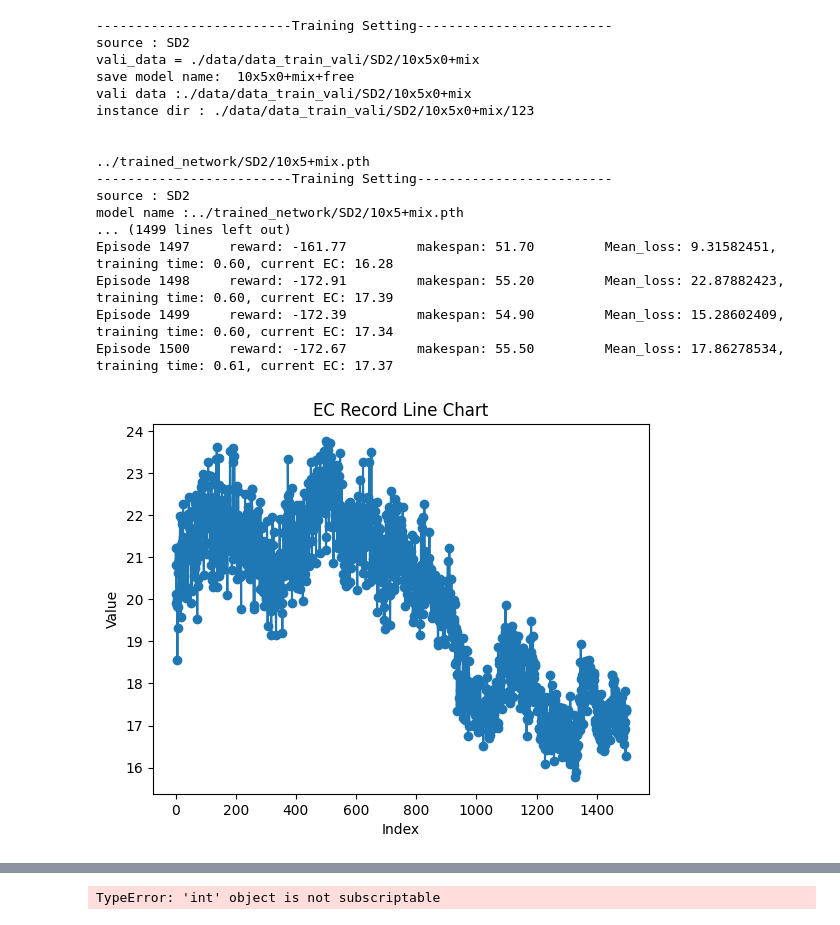
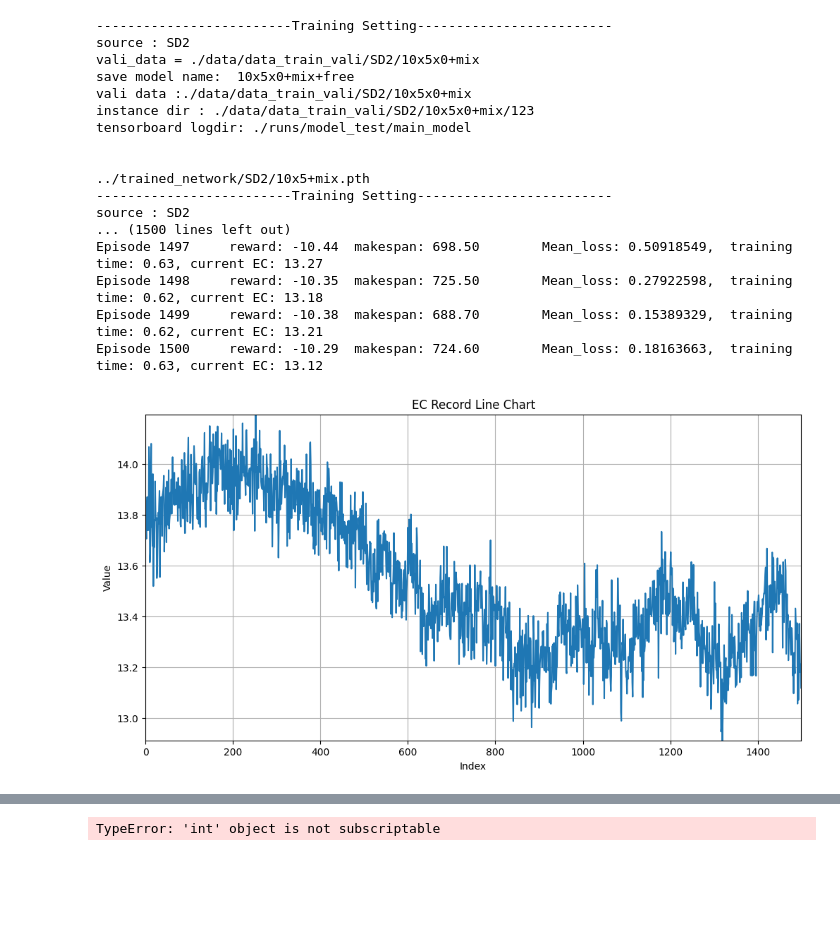
Before and after one commit to wulincong/FJSP-DRL, a Jupyter notebook: experiment/model_test.ipynb, the cells around one changed output, grey strips where cells are left out. Drawn from its saved outputs; the diff is of its cells as text; code cells hidden in the pictures; blank space fills up the shorter version.

```diff
--- a/experiment/model_test.ipynb
+++ b/experiment/model_test.ipynb
@@ -540,8 +145,8 @@ class DANTrainer(Trainer):
         self.env = FJSPEnvForSameOpNumsEnergy(self.n_j, self.n_m)
         self.finetuning_model = f'../trained_network/SD2/10x5+mix.pth'
         self.ppo = PPO_initialize()
-        self.ppo.policy.load_state_dict(torch.load(self.finetuning_model, map_location='cuda'))
-        self.ppo.policy_old = deepcopy(self.ppo.policy)
+        # self.ppo.policy.load_state_dict(torch.load(self.finetuning_model, map_location='cuda'))
+        # self.ppo.policy_old = deepcopy(self.ppo.policy)
         print(self.finetuning_model)
 
 
@@ -557,25 +162,20 @@ class DANTrainer(Trainer):
         prepare_JobLength = [random.randint(self.op_per_job_min, self.op_per_job_max) for _ in range(n_j)]
         dataset_JobLength = []
         dataset_OpPT = []
+        dataset_mch_working_power = []
+        dataset_mch_idle_power = []
+
         for i in range(self.num_envs): # 20
-            if self.data_source == 'SD1':
-                case = CaseGenerator(n_j, n_m, self.op_per_job_min, self.op_per_job_max,
-                                     nums_ope=prepare_JobLength, path='./test', flag_doc=False)
-                JobLength, OpPT, _ = case.get_case(i)
 
-            else:
-                JobLength, OpPT, _ = SD2_instance_generator(config=self.config, n_j = n_j, n_m = n_m, op_per_job=op_per_job)
-
-            if self.save_instance:
-                text = matrix_to_text(JobLength, OpPT, _ )
-                with open(f"{self.instance_dir}/{self.data_name}_{i}.fjs", "w") as f:
-                    f.write("\n".join(text))
-
+            JobLength, OpPT, _, mch_working_power, mch_idle_power = SD2_instance_generator_EMconflict(config=self.config, n_j = n_j, n_m = n_m, op_per_job=op_per_job)
 
             dataset_JobLength.append(JobLength)
             dataset_OpPT.append(OpPT)
+            dataset_mch_working_power.append(mch_working_power)
+            dataset_mch_idle_power.append(mch_idle_power)
+
         # print("len of sample_training_instances/dataset_OpPT:", len(dataset_OpPT))
-        return dataset_JobLength, dataset_OpPT
+        return dataset_JobLength, dataset_OpPT, dataset_mch_working_power, dataset_mch_idle_power
 
 
     def train(self):
@@ -602,9 +202,10 @@ class DANTrainer(Trainer):
 
             # resampling the training data
             if i_update  == 0:
-                dataset_job_length, dataset_op_pt = self.sample_training_instances()
+                dataset_job_length, dataset_op_pt, dataset_mch_working_power, dataset_mch_idle_power = self.sample_training_instances()
+                # dataset_job_length, dataset_op_pt = self.sample_training_instances()
                 # print(dataset_op_pt[0])
-                state = self.env.set_initial_data(dataset_job_length, dataset_op_pt)
+                state = self.env.set_initial_data(dataset_job_length, dataset_op_pt, dataset_mch_working_power, dataset_mch_idle_power )
                 # state.print_shape()
                 # print(f"EnvState(\n"
                 # f"  fea_j_tensor 形状: {state.fea_j_tensor[0]},\n"
@@ -699,33 +300,37 @@ class DANTrainer(Trainer):
 # %%
 configs = parser.parse_args(args=[
     "--logdir", "./runs/model_test/main_model",
     "--model_suffix", "free",
     "--max_updates", "1500",
     "--n_j", "10",
     "--n_m", "5",
     "--num_envs", "10",
-    '--high', '10'
+    "--fea_j_input_dim", "12",
+    "--fea_m_input_dim", "9",
+    '--factor_Mk', "0.0",
+    '--factor_Ec', "1.0"
+    # '--high', '10'
     ])
 
 trainer = DANTrainer(configs)
 
 trainer.train()
 # %% [output]
 -------------------------Training Setting-------------------------
 source : SD2
 vali_data = ./data/data_train_vali/SD2/10x5x0+mix
 save model name:  10x5x0+mix+free
 vali data :./data/data_train_vali/SD2/10x5x0+mix
 instance dir : ./data/data_train_vali/SD2/10x5x0+mix/123
+tensorboard logdir: ./runs/model_test/main_model
 
 
 ../trained_network/SD2/10x5+mix.pth
 -------------------------Training Setting-------------------------
 source : SD2
-model name :../trained_network/SD2/10x5+mix.pth
-... (1499 lines left out)
-Episode 1497     reward: -161.77         makespan: 51.70         Mean_loss: 9.31582451,  training time: 0.60, current EC: 16.28
-Episode 1498     reward: -172.91         makespan: 55.20         Mean_loss: 22.87882423,  training time: 0.60, current EC: 17.39
-Episode 1499     reward: -172.39         makespan: 54.90         Mean_loss: 15.28602409,  training time: 0.60, current EC: 17.34
-Episode 1500     reward: -172.67         makespan: 55.50         Mean_loss: 17.86278534,  training time: 0.61, current EC: 17.37
+... (1500 lines left out)
+Episode 1497     reward: -10.44  makespan: 698.50        Mean_loss: 0.50918549,  training time: 0.63, current EC: 13.27
+Episode 1498     reward: -10.35  makespan: 725.50        Mean_loss: 0.27922598,  training time: 0.62, current EC: 13.18
+Episode 1499     reward: -10.38  makespan: 688.70        Mean_loss: 0.15389329,  training time: 0.62, current EC: 13.21
+Episode 1500     reward: -10.29  makespan: 724.60        Mean_loss: 0.18163663,  training time: 0.63, current EC: 13.12
-[figure, old version]
+[figure, new version]
```
Also changed, not shown: parts of 5 cells of this notebook, 8 other files.
